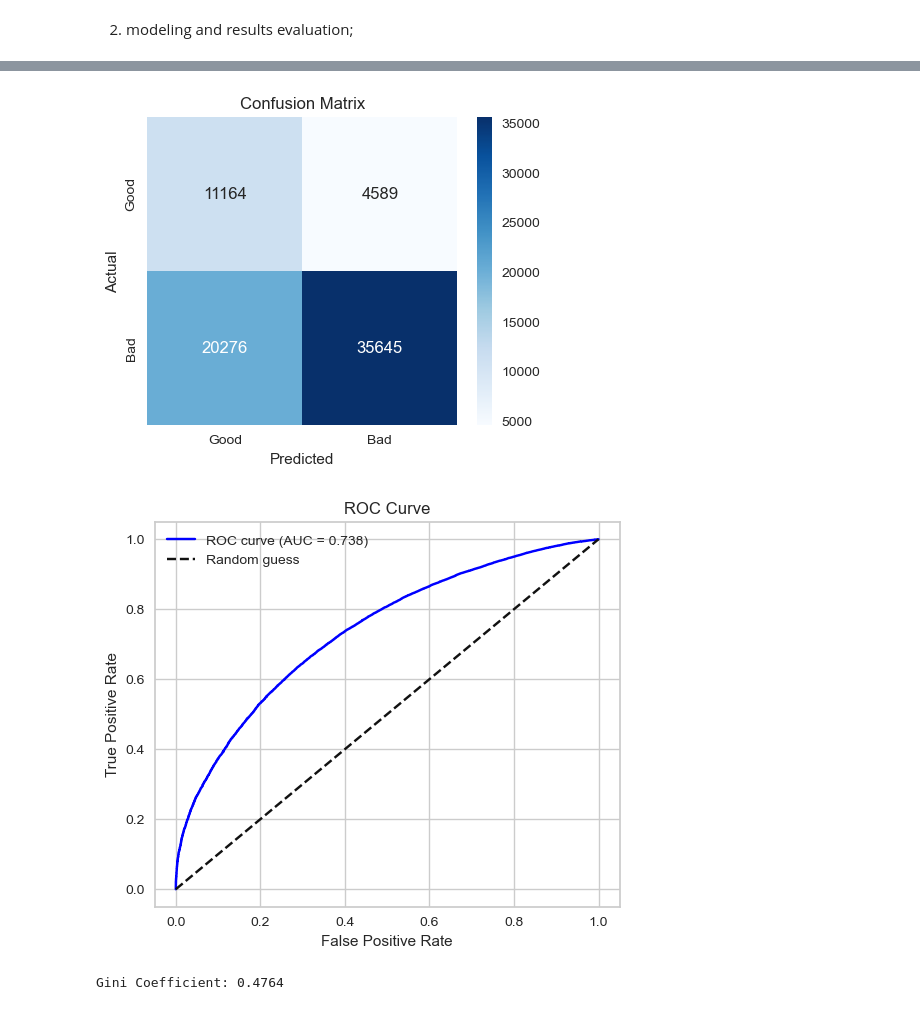
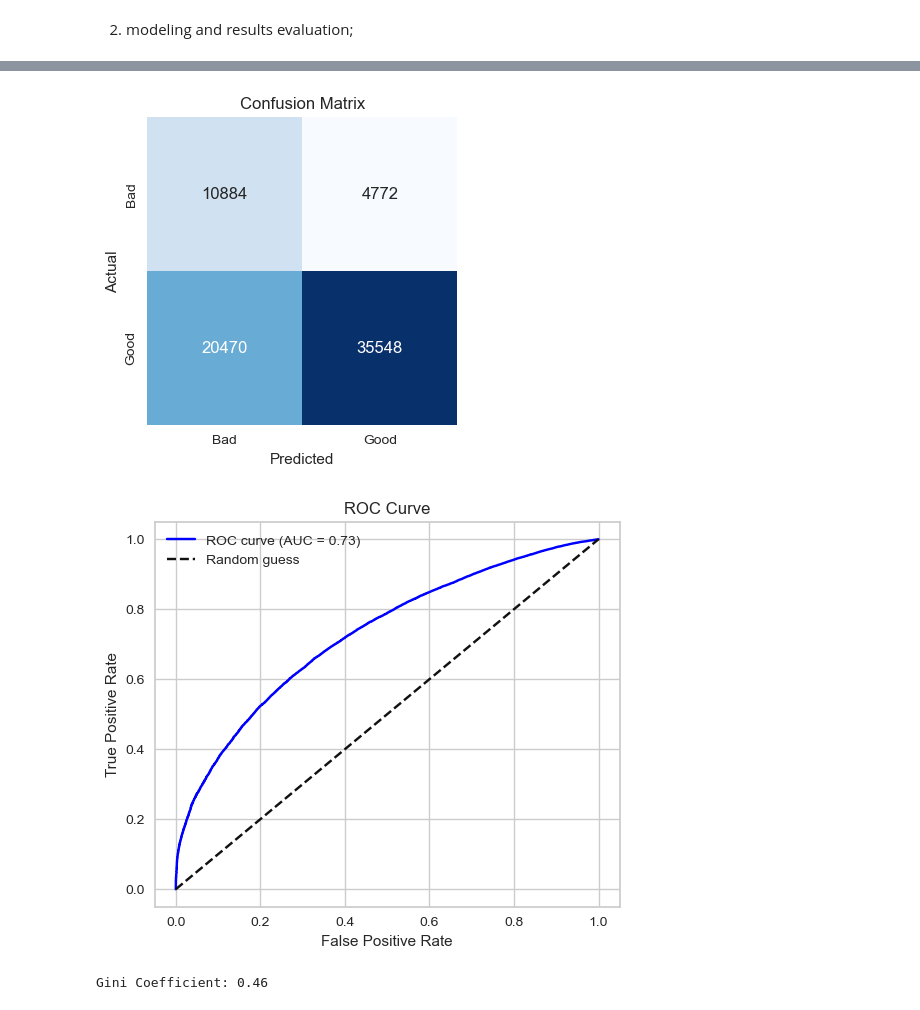
Before and after one commit to mmichellesvv/Credit-Risk-Assessment, a Jupyter notebook: creditRisk_PDmodel.ipynb, the cells around one changed output, grey strips where cells are left out. Cells and saved outputs as stored; diff of their text form; code cells hidden in the pictures.

```diff
--- a/creditRisk_PDmodel.ipynb
+++ b/creditRisk_PDmodel.ipynb
@@ -84,0 +71,10 @@ Name: count, dtype: int64
+# %%
+from imblearn.over_sampling import SMOTE
+
+smote = SMOTE(random_state=42)
+X_train, y_train = smote.fit_resample(X_train, y_train)
+
+y_train = y_train.ravel()
+y_train_series = pd.Series(y_train)
+
+y_train_series.value_counts()
@@ -97,4 +96,7 @@ from sklearn.model_selection import train_test_split, StratifiedKFold, cross_val
 from sklearn.linear_model import LogisticRegression
 from sklearn.metrics import accuracy_score, roc_auc_score, classification_report, confusion_matrix, roc_curve, precision_recall_curve, auc
-# %%
-X_train, X_val, y_train, y_val = train_test_split(X_train, y_train, test_size=2/9, random_state=42)
+# %%
+model = LogisticRegression(max_iter=1000, random_state=1234)
+
+model.fit(X_train, y_train)
+model.score(X_train, y_train)
@@ -101,4 +127,7 @@ X_train, X_val, y_train, y_val = train_test_split(X_train, y_train, test_size=2/
 # %%
-model = LogisticRegression(random_state=42, max_iter=1000, class_weight='balanced')
+model = LogisticRegression(C=np.float64(4.281332398719396), max_iter=50,
+                   random_state=1234, solver='newton-cg')
+
 model.fit(X_train, y_train)
+model.score(X_train, y_train)
 # %% [output]
@@ -167,21 +196,21 @@ y_test_proba.head()
 # %%
 import seaborn as sns
 
 cm = confusion_matrix(y_test, y_test_pred)
 
-plt.figure(figsize=(5, 4))
-sns.heatmap(cm, annot=True, fmt="d", cmap="Blues", xticklabels=["Good", "Bad"], yticklabels=["Good", "Bad"])
+plt.figure(figsize=(4, 4))
+sns.heatmap(cm, annot=True, fmt="d", cmap="Blues", xticklabels=["Bad", "Good"], yticklabels=["Bad", "Good"], cbar=False)
 plt.xlabel("Predicted")
 plt.ylabel("Actual")
 plt.title("Confusion Matrix")
 plt.show()
 # %% [output]
-[figure, old version]
+[figure, new version]
 # %%
 fpr, tpr, thresholds = roc_curve(y_test, y_hat_test_proba)
 
 plt.figure(figsize=(6, 5))
-plt.plot(fpr, tpr, color='blue', label=f'ROC curve (AUC = {test_auc:.3f})')
+plt.plot(fpr, tpr, color='blue', label=f'ROC curve (AUC = {test_auc:.2f})')
 plt.plot([0, 1], [0, 1], linestyle='--', color='k', label='Random guess')
 plt.xlabel("False Positive Rate")
 plt.ylabel("True Positive Rate")
@@ -189,12 +218,12 @@ plt.title("ROC Curve")
 plt.legend()
 plt.show()
 # %% [output]
-[figure, old version]
+[figure, new version]
 # %%
 gini = 2 * test_auc - 1
-print(f"Gini Coefficient: {gini:.4f}")
+print(f"Gini Coefficient: {gini:.2f}")
 # %% [output]
-Gini Coefficient: 0.4764
+Gini Coefficient: 0.46
 # %%
 from sklearn.metrics import precision_recall_curve, auc
 
```
Also changed, not shown: parts of 84 cells of this notebook, 2 other files.
